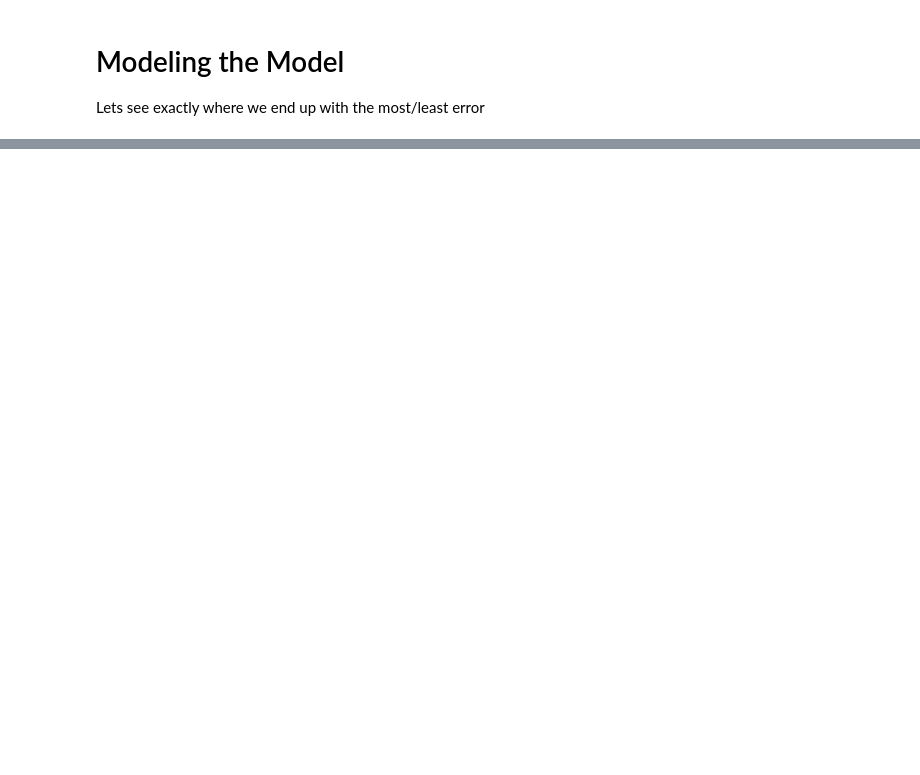
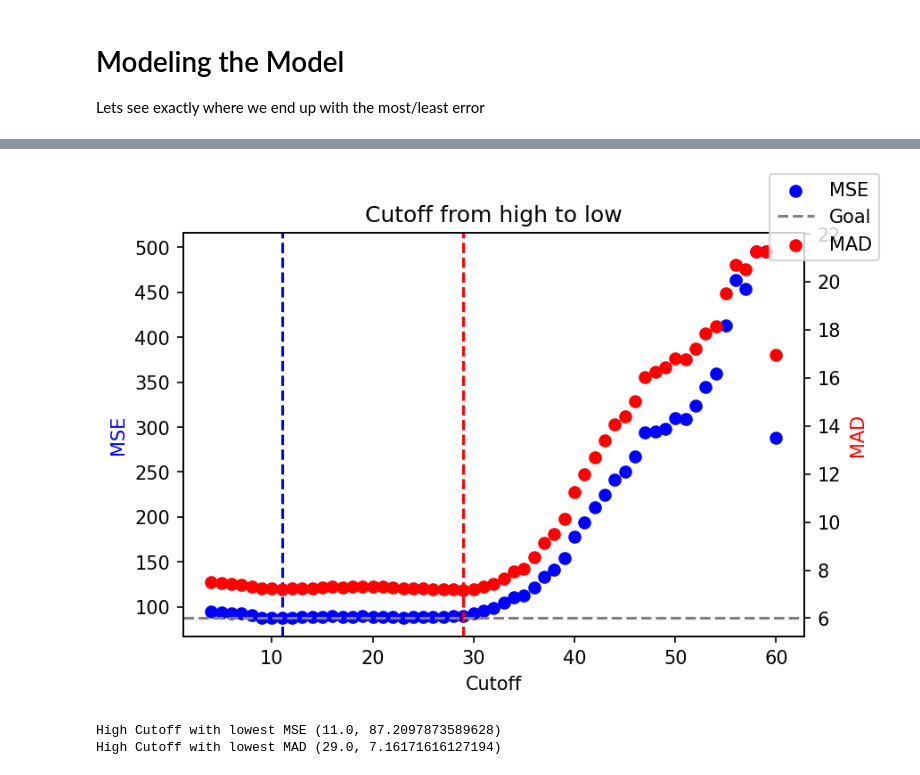
Before and after one commit to badisa/optpresso, a Jupyter notebook: notebooks/modeling-data.ipynb, the cells around one changed output, grey strips where cells are left out. Saved outputs shown, nothing was run; the diff lists cells and outputs as text; code cells hidden in the pictures; blank space fills up the shorter version.

```diff
--- a/notebooks/modeling-data.ipynb
+++ b/notebooks/modeling-data.ipynb
@@ -104,0 +163,41 @@ Cutoff with lowest MAD (44, 5.392765986093178)
+# %%
+mse_data = []
+mad_data = []
+x = np.arange(max(sorted_data[:, 1]), min(sorted_data[:, 1]), -1)
+min_mse_cutoff = None
+min_mad_cutoff = None
+for cutoff in x:
+    idx = 0
+    for i in reversed(range(len(paths))):
+        if sorted_data[i][1] <= cutoff:
+            idx = i
+            break
+    trimmed_x = sorted_data[:,1][idx:]
+    trimmed_y = sorted_data[:,2][idx:]
+    if not len(trimmed_x):
+        continue
+    mse_data.append(mean_squared_error(trimmed_x, trimmed_y))
+    mad_data.append(mean_absolute_error(trimmed_x, trimmed_y))
+    if min_mse_cutoff is None or mse_data[-1] < min_mse_cutoff[1]:
+        min_mse_cutoff = (cutoff, mse_data[-1])
+    if min_mad_cutoff is None or mad_data[-1] < min_mad_cutoff[1]:
+        min_mad_cutoff = (cutoff, mad_data[-1])
+fig, axe = plt.subplots(dpi=150)
+axe.scatter(x, mse_data, label="MSE", color="blue")
+axe.set_xlabel("Cutoff")
+axe.set_ylabel("MSE", color="blue")
+axe.axvline(min_mse_cutoff[0], color="blue", linestyle="--")
+axe_2 = axe.twinx()
+axe_2.scatter(x, mad_data, label="MAD", color="red")
+axe_2.set_ylabel("MAD", color="red")
+axe_2.axvline(min_mad_cutoff[0], color="red", linestyle="--")
+axe_2.axhline(6, color="gray", linestyle="dashed", label="Goal")
+axe.set_title("Cutoff from high to low")
+fig.legend()
+plt.show()
+print("High Cutoff with lowest MSE", min_mse_cutoff)
+print("High Cutoff with lowest MAD", min_mad_cutoff)
+# %% [output]
+[figure, added]
+High Cutoff with lowest MSE (11.0, 87.2097873589628)
+High Cutoff with lowest MAD (29.0, 7.16171616127194)
```
Also changed, not shown: parts of 8 cells of this notebook.
